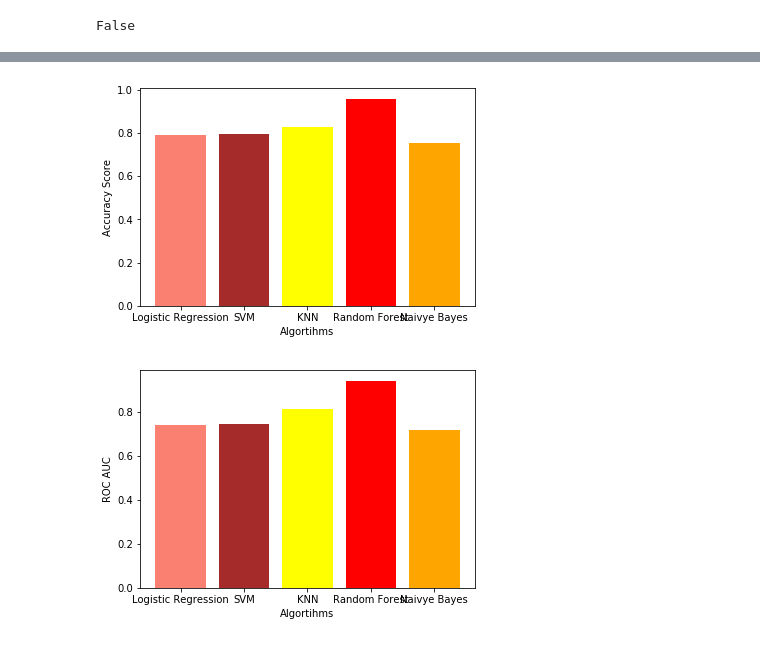
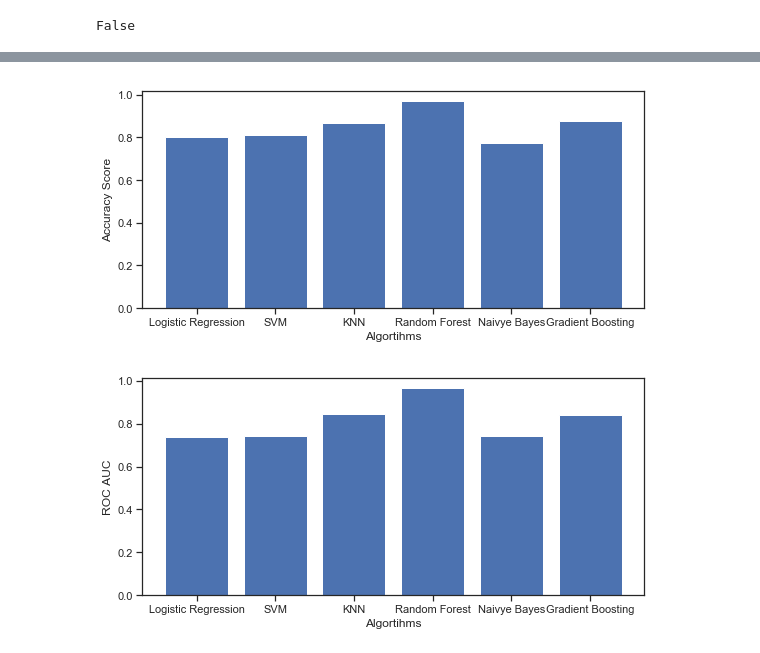
Before and after one commit to MrKhan0747/Diabetes-Prediction, a Jupyter notebook: model.ipynb, the cells around one changed output, grey strips where cells are left out. Cells and saved outputs as stored; diff of their text form; code cells hidden in the pictures.

```diff
--- a/model.ipynb
+++ b/model.ipynb
@@ -86,0 +83,3 @@ df.plot(kind='scatter',x='Age',y='BloodPressure')
+# %%
+sns.set(style="whitegrid")
+df.boxplot(figsize=(15,6))
@@ -87,6 +148,5 @@ df.plot(kind='scatter',x='Age',y='BloodPressure')
 # %%
 #lets extract feature
-
-X=df.drop(columns=['Outcome'])
-y=df['Outcome']
+X=df_out.drop(columns=['Outcome'])
+y=df_out['Outcome']
 # %%
@@ -215,0 +380,25 @@ Accuracy 0.7525 ROC 0.7161856721519335
+# %%
+#Gradient Boosting Classifier
+from sklearn.ensemble import GradientBoostingClassifier
+clf=GradientBoostingClassifier(n_estimators=50,learning_rate=0.2)
+clf.fit(train_X,train_y)
+
+#cross val score
+scoring = {'accuracy': make_scorer(accuracy_score),'prec': 'precision'}
+scoring = {'tp': make_scorer(tp), 'tn': make_scorer(tn),
+           'fp': make_scorer(fp), 'fn': make_scorer(fn)}
+result=cross_validate(clf,train_X,train_y,scoring=scoring,cv=10)
+display_result(result)
+
+y_pred=clf.predict(test_X)
+#find accuracy
+ac=accuracy_score(test_y,y_pred)
+acc.append(ac)
+
+#find the ROC_AOC curve
+rc=roc_auc_score(test_y,y_pred)
+roc.append(rc)
+print("\n Accuracy {0} ROC {1}".format(ac,rc))
+
+#display predicted values uncomment below line
+pd.DataFrame(data={'Actual':test_y,'Predicted':y_pred}).head()
@@ -216,20 +418,17 @@ Accuracy 0.7525 ROC 0.7161856721519335
 # %%
 #lets plot the bar graph
 
-plt.bar(['Logistic Regression','SVM','KNN','Random Forest','Naivye Bayes'],acc,color=['salmon','brown','yellow','red','orange'],label='Accuracy')
+ax=plt.figure(figsize=(9,4))
+plt.bar(['Logistic Regression','SVM','KNN','Random Forest','Naivye Bayes','Gradient Boosting'],acc,label='Accuracy')
 plt.ylabel('Accuracy Score')
 plt.xlabel('Algortihms')
 plt.show()
 
-plt.bar(['Logistic Regression','SVM','KNN','Random Forest','Naivye Bayes'],roc,color=['salmon','brown','yellow','red','orange'],label='ROC AUC')
+ax=plt.figure(figsize=(9,4))
+plt.bar(['Logistic Regression','SVM','KNN','Random Forest','Naivye Bayes','Gradient Boosting'],roc,label='ROC AUC')
 plt.ylabel('ROC AUC')
 plt.xlabel('Algortihms')
 plt.show()
-
-
-#Random forest has highest accuracy 95%+- and ROC_AUC curve 95%+-
-#model can be improve more if we take same count of labels
-#in our model 30% is diabetic and 70% no diabetic patient
 # %% [output]
-[figure, old version]
+[figure, new version]
-[figure, old version]
+[figure, new version]
```
Also changed, not shown: parts of 20 cells of this notebook.
